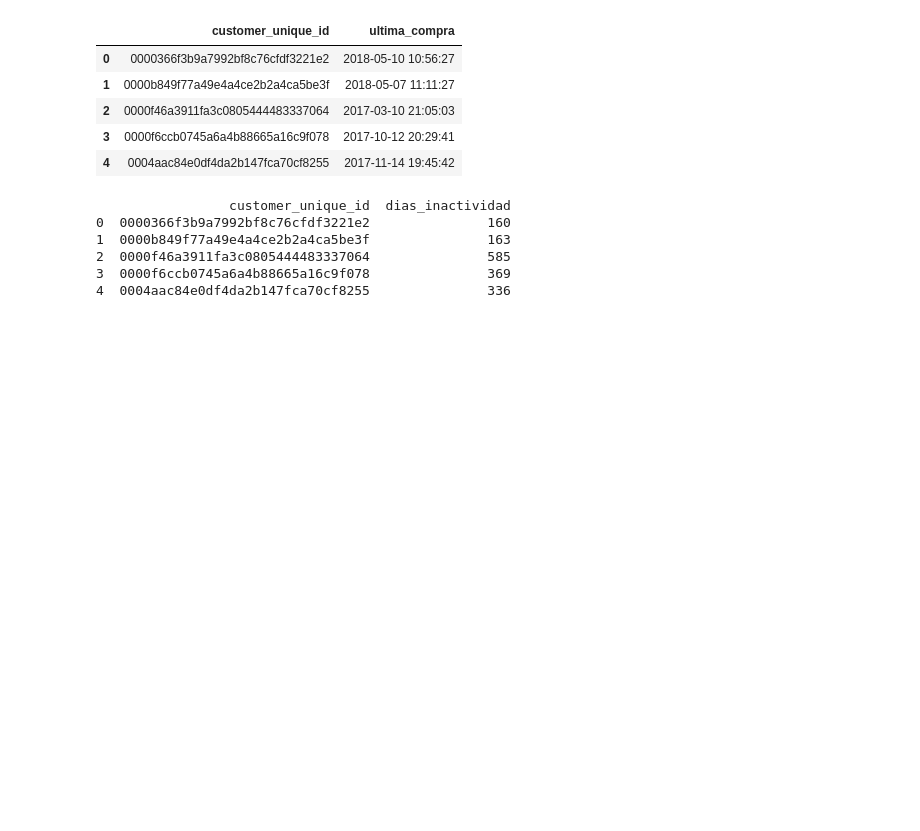
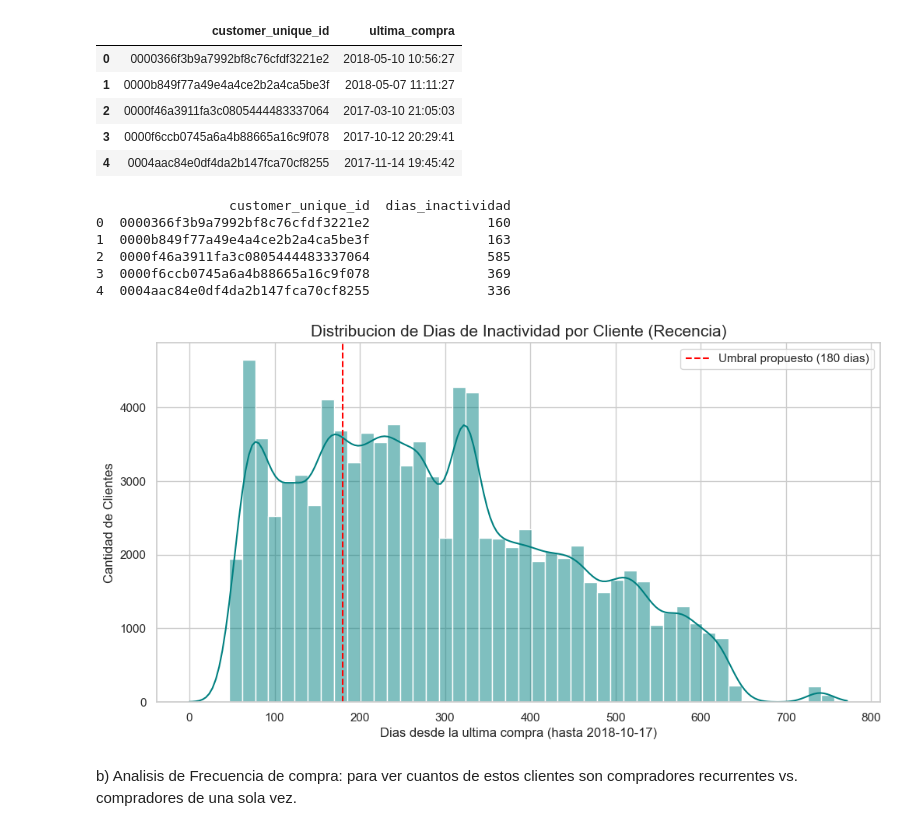
Before and after one commit to wilhayla/THE_HATCH_DATA_SCIENCE_OLIST_CHALLENGE, a Jupyter notebook: notbooks/02_feature_engineering.ipynb, the cells around one changed output. Saved outputs shown, nothing was run; the diff lists cells and outputs as text; code cells hidden in the pictures; blank space fills up the shorter version.

```diff
--- a/notbooks/02_feature_engineering.ipynb
+++ b/notbooks/02_feature_engineering.ipynb
@@ -100,3 +101,25 @@ print(df_clientes_fecha_ultima_compra[['customer_unique_id', 'dias_inactividad']
 4  0004aac84e0df4da2b147fca70cf8255               336
 # %%
 # Crear grafico de histograma para visualizar los datos.
+
+# 1. Configurar el estilo visual
+sns.set_theme(style="whitegrid")
+plt.figure(figsize=(12,6))
+
+# 2. Crear el histograma
+sns.histplot(df_clientes_fecha_ultima_compra['dias_inactividad'], bins=50, kde=True, color='teal')
+
+# 3. Añadir titulos y etiquetas.
+plt.title('Distribucion de Dias de Inactividad por Cliente (Recencia)', fontsize=15)
+plt.xlabel('Dias desde la ultima compra (hasta 2018-10-17)', fontsize=12)
+plt.ylabel('Cantidad de Clientes', fontsize=12)
+
+# 4. Dibujar una linea roja en los 180 dias par visualizar el posible umbral
+plt.axvline(180, color='red', linestyle='--', label='Umbral propuesto (180 dias)')
+plt.legend()
+
+plt.show()
+# %% [output]
+[figure, added]
+# %% [markdown]
+b) Analisis de Frecuencia de compra: para ver cuantos de estos clientes son compradores recurrentes vs. compradores de una sola vez.
```
Also changed, not shown: parts of 2 cells of this notebook.
